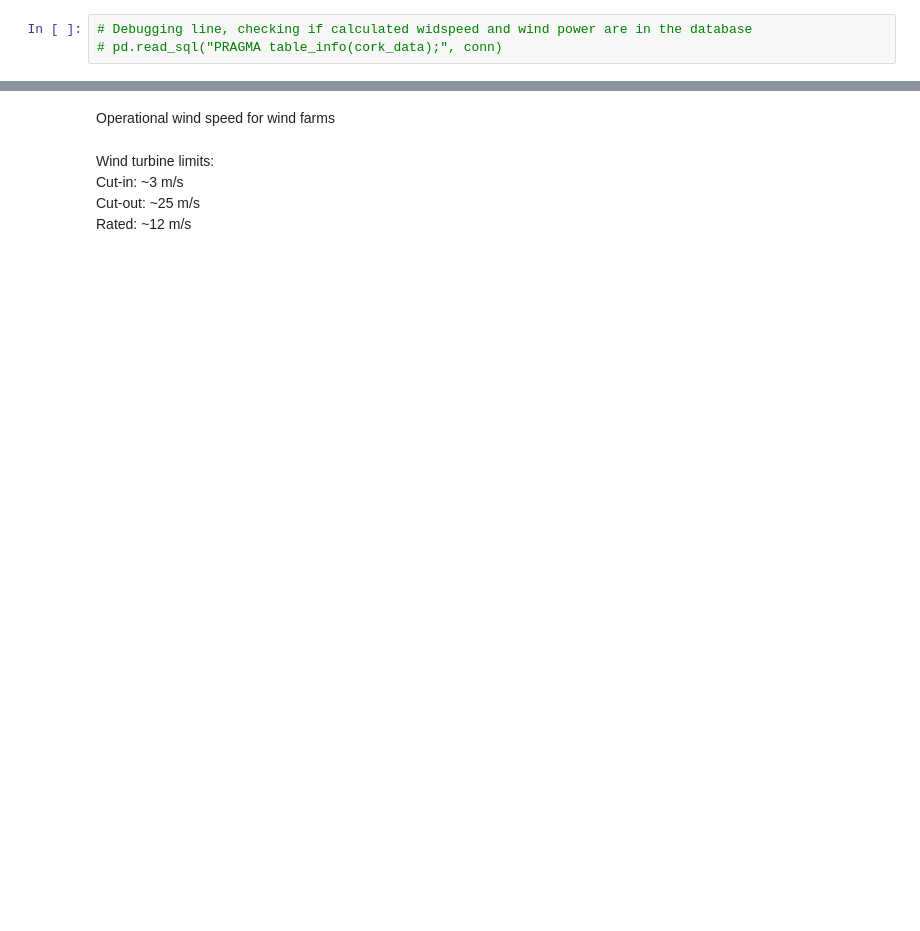
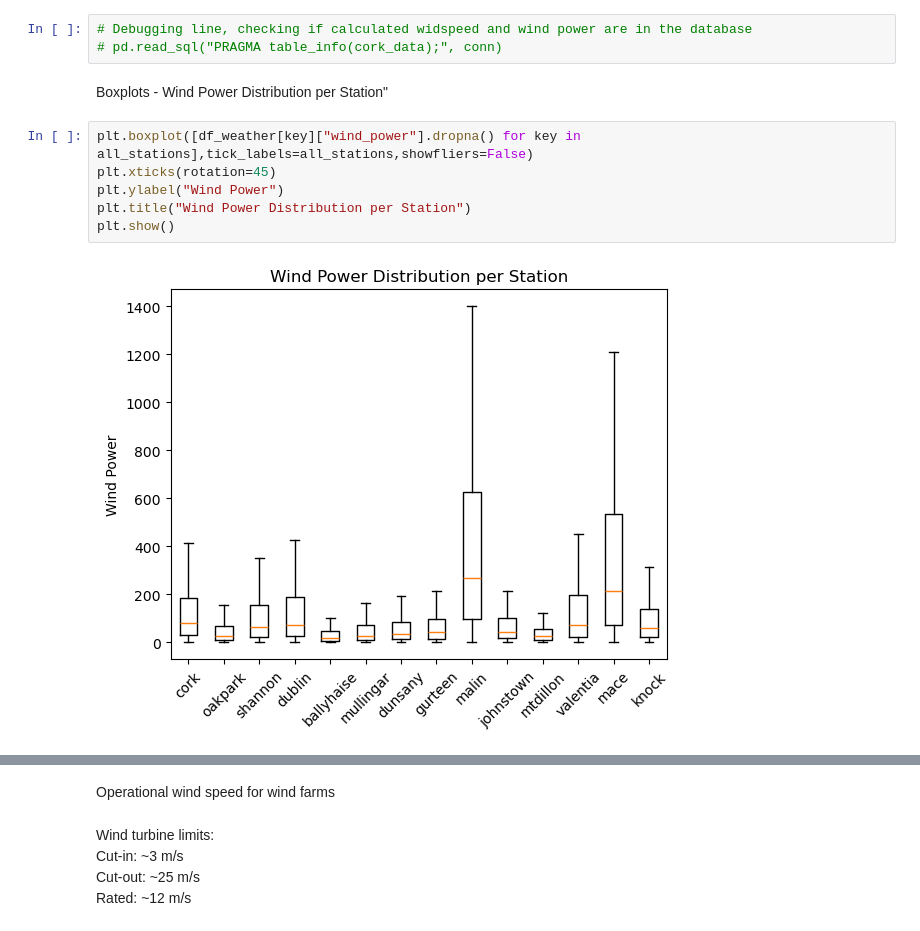
Before and after one commit to vanelyraa/programming-for-data-analytics, a Jupyter notebook: project/project.ipynb, the cells around one changed output, grey strips where cells are left out. Drawn from its saved outputs; the diff is of its cells as text; blank space fills up the shorter version.

```diff
--- a/project/project.ipynb
+++ b/project/project.ipynb
@@ -289,3 +287,13 @@ max    1225.8  7681.6     1108.7   77489.7    4762.2  6106.1  1644.5
 # %%
 # Debugging line, checking if calculated widspeed and wind power are in the database
 # pd.read_sql("PRAGMA table_info(cork_data);", conn)
+# %% [markdown]
+Boxplots - Wind Power Distribution per Station"
+# %%
+plt.boxplot([df_weather[key]["wind_power"].dropna() for key in all_stations],tick_labels=all_stations,showfliers=False)
+plt.xticks(rotation=45)
+plt.ylabel("Wind Power")
+plt.title("Wind Power Distribution per Station")
+plt.show()
+# %% [output]
+[figure, added]
```
Also changed, not shown: parts of 21 cells of this notebook, 1 other file.
